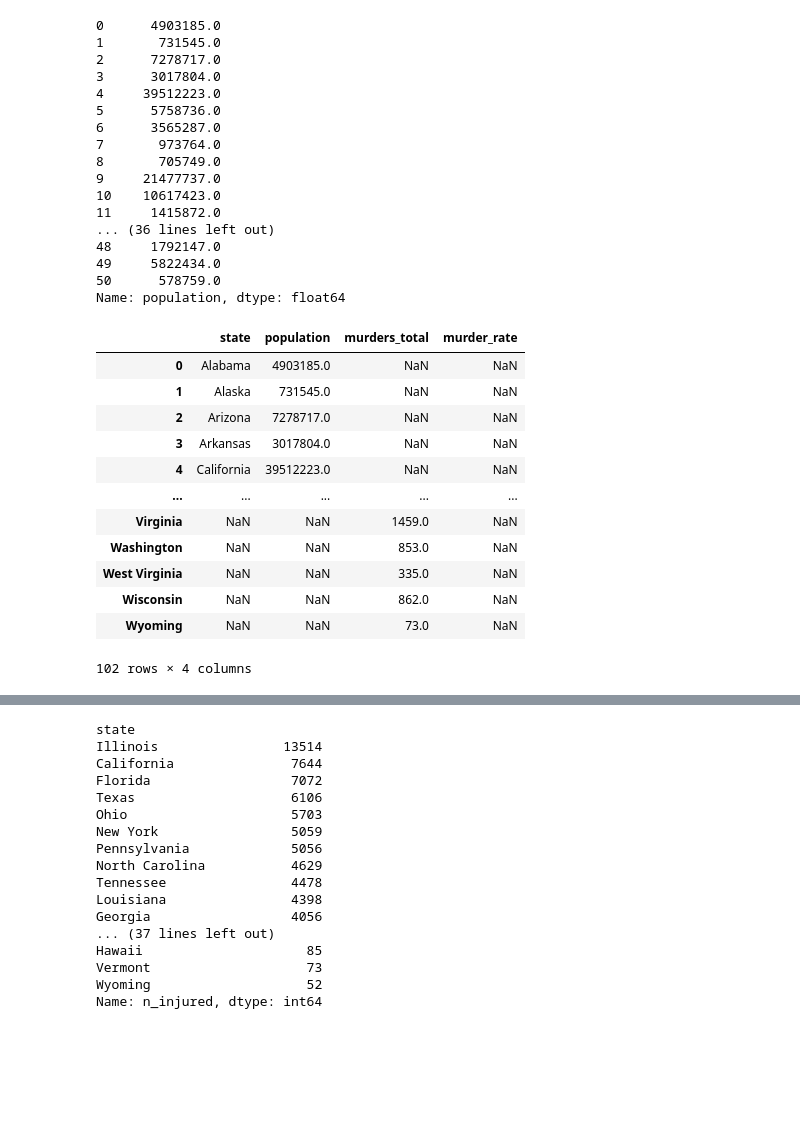
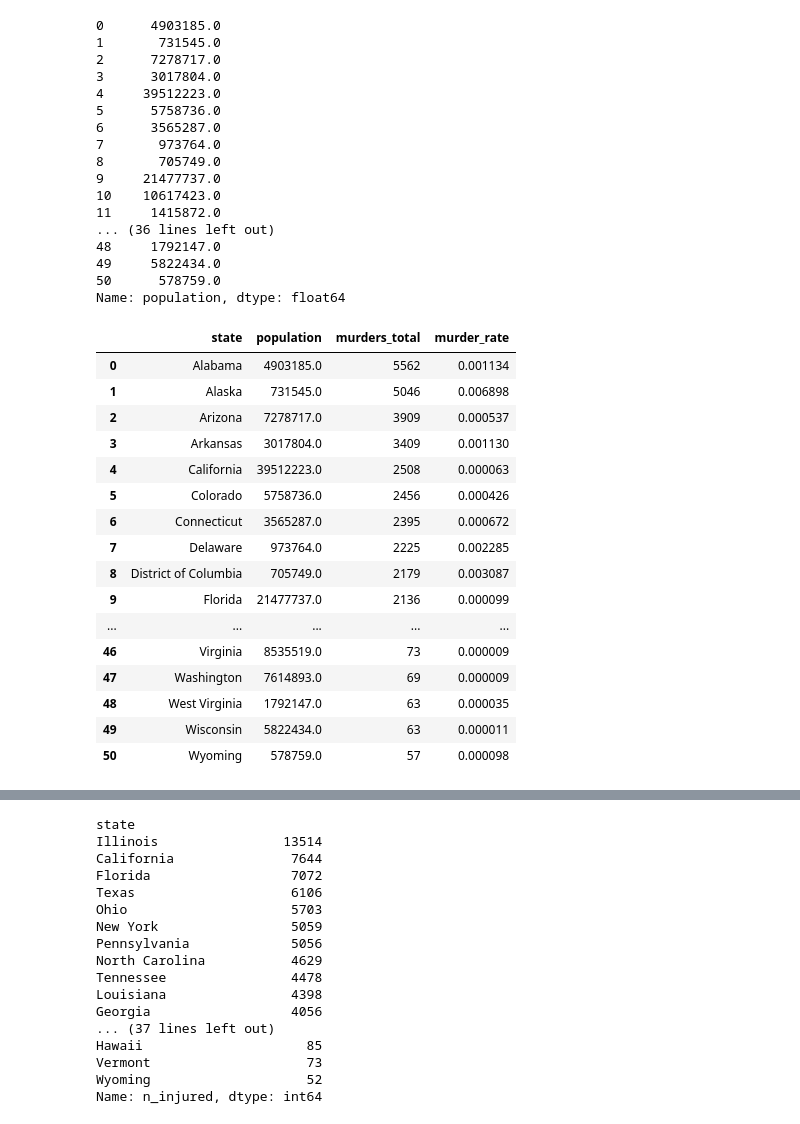
Before and after one commit to muga01/python_basics, a Jupyter notebook: Exercise3.ipynb, the cells around one changed output, grey strips where cells are left out. Saved outputs shown, nothing was run; the diff lists cells and outputs as text; code cells hidden in the pictures; blank space fills up the shorter version.

```diff
--- a/Exercise3.ipynb
+++ b/Exercise3.ipynb
@@ -106,20 +131,27 @@ Name: population, dtype: float64
                          'population':population_data['population'],
                          'murders_total': murdered,
                          'murder_rate': murdered/population_data['population']}
-# %%
-new_data = pd.DataFrame()
-new_data['state']=
-# %% [output]
-|  | state | population | murders_total | murder_rate |
-| 0 | Alabama | 4903185.0 | NaN | NaN |
-| 1 | Alaska | 731545.0 | NaN | NaN |
-| 2 | Arizona | 7278717.0 | NaN | NaN |
-| 3 | Arkansas | 3017804.0 | NaN | NaN |
-| 4 | California | 39512223.0 | NaN | NaN |
-| ... | ... | ... | ... | ... |
-| Virginia | NaN | NaN | 1459.0 | NaN |
-| Washington | NaN | NaN | 853.0 | NaN |
-| West Virginia | NaN | NaN | 335.0 | NaN |
-| Wisconsin | NaN | NaN | 862.0 | NaN |
-| Wyoming | NaN | NaN | 73.0 | NaN |
-102 rows × 4 columns
+# %%
+new_data_1 = pd.DataFrame({ 'state': population_data['state'],
+                         'population':population_data['population'],
+                         'murders_total': murdered.values,
+                         'murder_rate': murdered.values/population_data['population']})
+new_data_1
+# %% [output]
+|  | state | population | murders_total | murder_rate |
+| 0 | Alabama | 4903185.0 | 5562 | 0.001134 |
+| 1 | Alaska | 731545.0 | 5046 | 0.006898 |
+| 2 | Arizona | 7278717.0 | 3909 | 0.000537 |
+| 3 | Arkansas | 3017804.0 | 3409 | 0.001130 |
+| 4 | California | 39512223.0 | 2508 | 0.000063 |
+| 5 | Colorado | 5758736.0 | 2456 | 0.000426 |
+| 6 | Connecticut | 3565287.0 | 2395 | 0.000672 |
+| 7 | Delaware | 973764.0 | 2225 | 0.002285 |
+| 8 | District of Columbia | 705749.0 | 2179 | 0.003087 |
+| 9 | Florida | 21477737.0 | 2136 | 0.000099 |
+| ... | ... | ... | ... | ... |
+| 46 | Virginia | 8535519.0 | 73 | 0.000009 |
+| 47 | Washington | 7614893.0 | 69 | 0.000009 |
+| 48 | West Virginia | 1792147.0 | 63 | 0.000035 |
+| 49 | Wisconsin | 5822434.0 | 63 | 0.000011 |
+| 50 | Wyoming | 578759.0 | 57 | 0.000098 |
```
Also changed, not shown: parts of 9 cells of this notebook.
